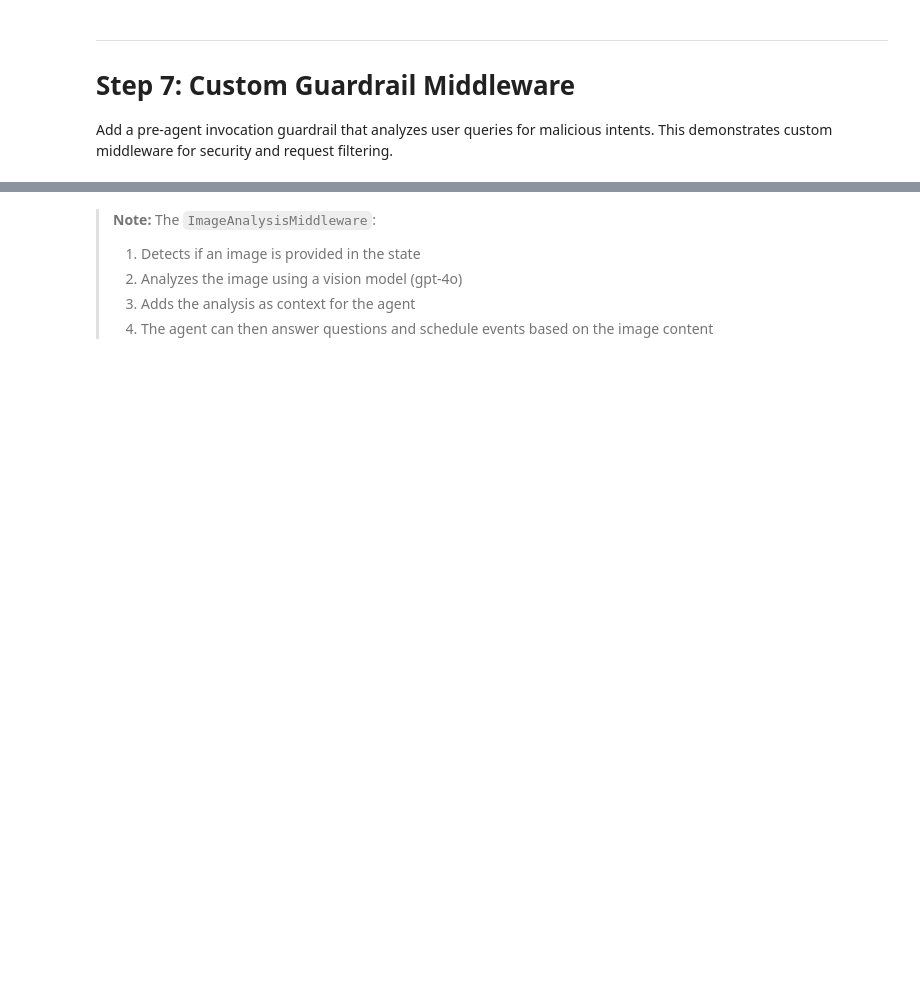
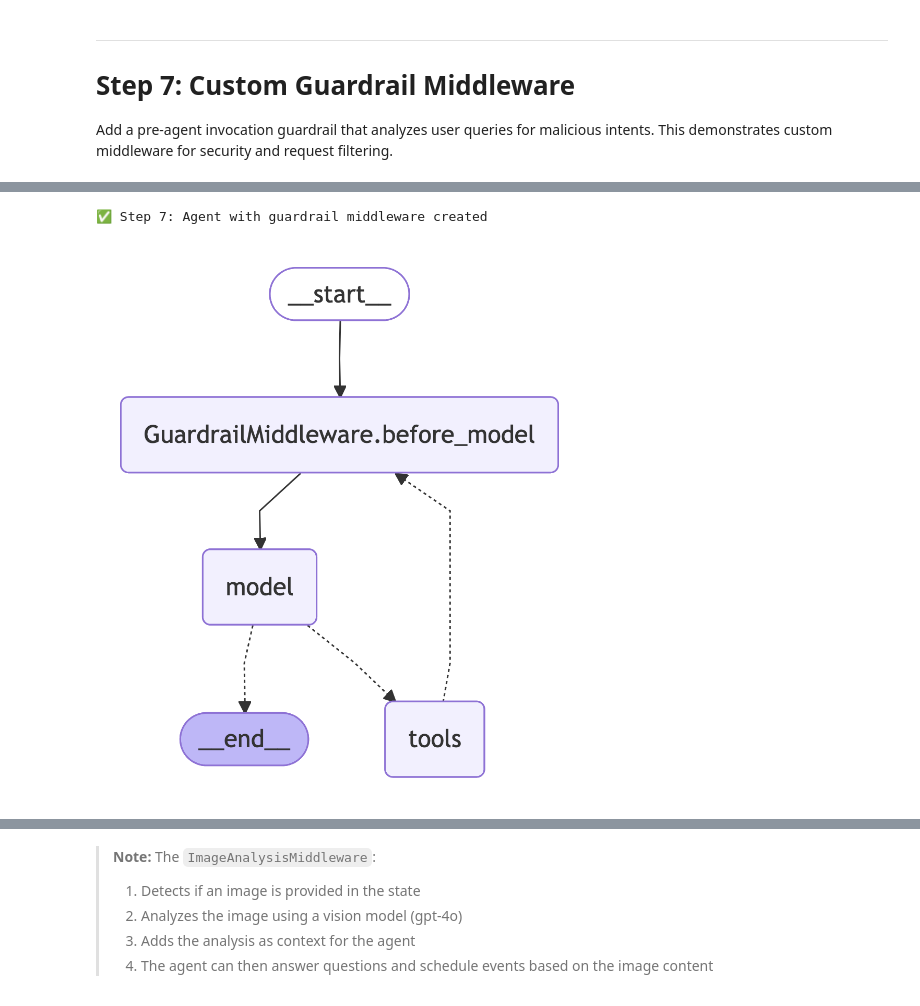
Before and after one commit to langchain-samples/planner-agent-workshop, a Jupyter notebook: workshop_notebook.ipynb, the cells around one changed output, grey strips where cells are left out. Saved outputs shown, nothing was run; the diff lists cells and outputs as text; code cells hidden in the pictures; blank space fills up the shorter version.

```diff
--- a/workshop_notebook.ipynb
+++ b/workshop_notebook.ipynb
@@ -813,47 +758,34 @@ Create a supervisor agent that uses sub-agents (calendar and web search) as tool
 
 **Advanced**: Shows how to surface subagent interrupts to supervisor level using custom middleware.
 # %%
-# Step 6: Create calendar sub-agent (reusing tools and patterns from Step 4)
+# Step 6: Create calendar sub-agent (simple version, reusing tools from Step 1)
 
-# Reset calendar for this demo
-tomorrow_date = (datetime.now() + timedelta(days=1)).strftime("%Y-%m-%d")
+# Reset calendar
 _calendar_events.clear()
 _calendar_events.append({
     "title": "Team Meeting",
-    "date": tomorrow_date,
-    "time": "19:00",  # 7PM - conflicts with "Modern Dance Show"
+    "date": "2025-12-17",
+    "time": "19:00",  # 7PM
     "location": "Office"
 })
 
-# Calendar sub-agent with HITL middleware (reusing tools from previous steps)
+# Simple calendar sub-agent (no middleware, no interrupts)
 calendar_model = init_chat_model("gpt-4o-mini", temperature=0)
 calendar_checkpointer = MemorySaver()
 
-# Create middleware for tool confirmation (like Step 4)
-calendar_hitl_middleware = HumanInTheLoopMiddleware(
-    interrupt_on={
-        "reschedule_calendar": True,
-    }
-)
-
 calendar_agent = create_agent(
     model=calendar_model,
-    tools=[read_calendar, write_calendar, ask_for_help, reschedule_calendar],
+    tools=[read_calendar, write_calendar],  # Simple tools only
     system_prompt="""You are a calendar assistant. You can:
 - Read calendar events using read_calendar
 - Create new events using write_calendar
-- Ask for help using ask_for_help when you encounter conflicts
-- Reschedule existing events using reschedule_calendar
 
-The current year is 2025. IMPORTANT: When asked to schedule an event, you MUST attempt to write_calendar.
-If write_calendar returns a conflict message, then use ask_for_help to ask the user if they want to reschedule the conflicting event.
-If the user agrees to reschedule, use reschedule_calendar to move the existing event, then create the new event.
-
-Do NOT just check the calendar and report conflicts - actually TRY to schedule the event using write_calendar.
-The write_calendar tool will tell you if there's a conflict.
-Be friendly and confirm when events are successfully created or rescheduled.""",
+The current year is 2025. When scheduling events:
+1. Always check the calendar first using read_calendar to see existing events
+2. If there's a conflict, inform the user about the conflict
+3. If there's no conflict, use write_calendar to schedule the event
+4. Be friendly and confirm when events are successfully created.""",
     checkpointer=calendar_checkpointer,
-    middleware=[calendar_hitl_middleware],
 )
 
 print("✅ Step 6: Calendar sub-agent created")
@@ -1145,33 +996,38 @@ print("✅ Step 7: GuardrailMiddleware created")
 # %%
 # Step 7: Create agent with guardrail middleware
 # Reuse calendar tools from previous steps
 
 # Reset calendar
 _calendar_events.clear()
 
 main_model = init_chat_model("gpt-4o-mini", temperature=0)
 guardrail_model = init_chat_model("gpt-4o-mini", temperature=0)
 
 # Create guardrail middleware
 guardrail = GuardrailMiddleware(guardrail_model)
 
 SYSTEM_PROMPT_07 = """You are a helpful calendar assistant. You can:
 - Read calendar events using read_calendar
 - Create new events using write_calendar
 
 The current year is 2025. Focus on calendar operations only."""
 
 checkpointer_07 = MemorySaver()
 
 agent_07 = create_agent(
     model=main_model,
     tools=[read_calendar, write_calendar],  # Reuse tools from Step 1
     system_prompt=SYSTEM_PROMPT_07,
     checkpointer=checkpointer_07,
     middleware=[guardrail],  # NEW: Guardrail middleware
 )
 
 print("✅ Step 7: Agent with guardrail middleware created")
+
+display_agent(agent_07)
+# %% [output]
+✅ Step 7: Agent with guardrail middleware created
+[figure, added]
 # %%
 # Step 7: Test guardrail middleware
 
```
Also changed, not shown: parts of 17 cells of this notebook.
